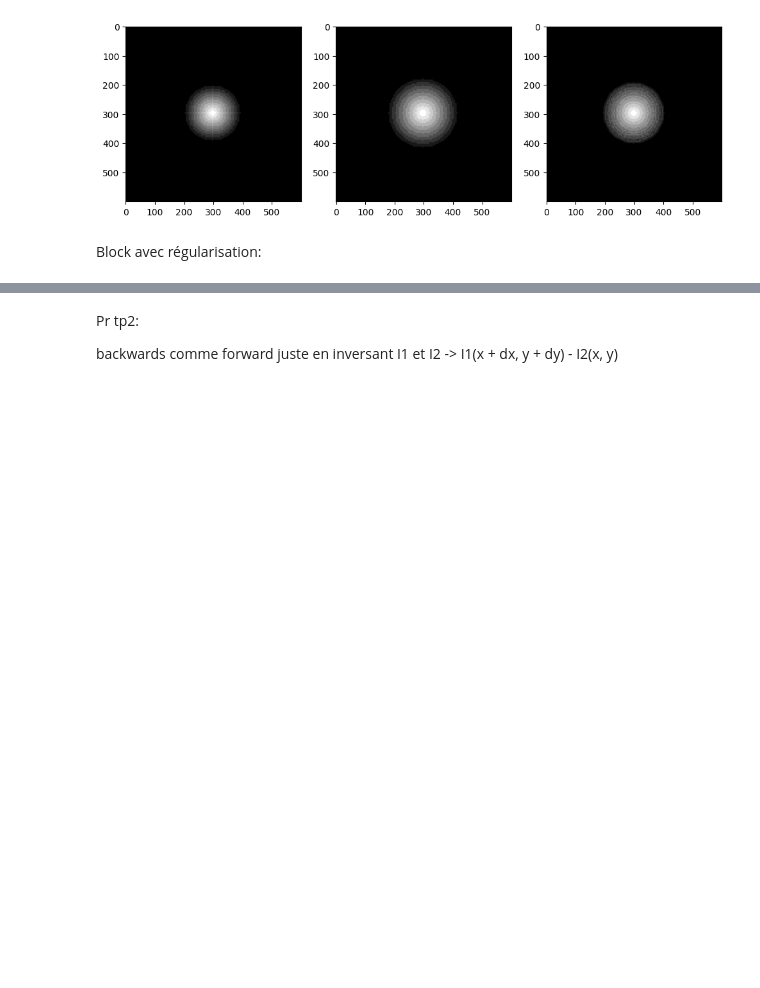
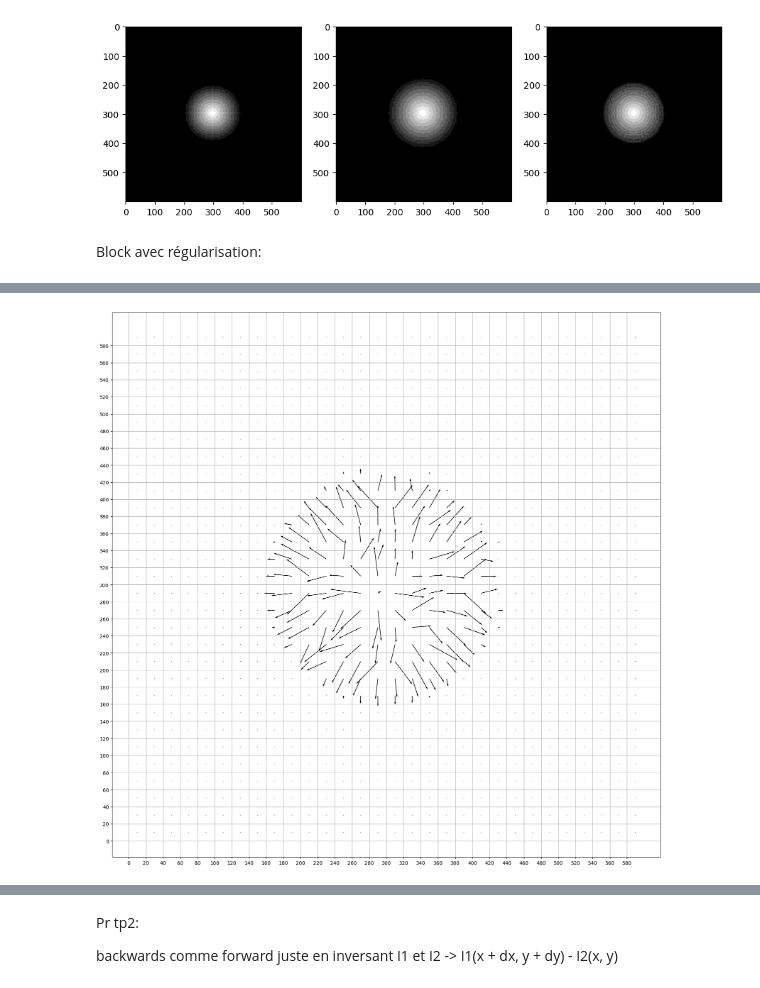
Before and after one commit to Luanico/video-compression, a Jupyter notebook: tp1/tp1.ipynb, the cells around one changed output, grey strips where cells are left out. Drawn from its saved outputs; the diff is of its cells as text; code cells hidden in the pictures; blank space fills up the shorter version.

```diff
--- a/tp1/tp1.ipynb
+++ b/tp1/tp1.ipynb
@@ -377,0 +375,34 @@ Block avec régularisation:
+# %%
+# On initialise avec le calcul pixelwise de base
+B_Dx_smoothed = np.copy(B_Dx).astype('float')
+B_Dy_smoothed = np.copy(B_Dy).astype('float')
+
+#for bounds when calculating:
+X, Y = np.meshgrid(np.arange(n_blocks), np.arange(n_blocks))
+X *= block_size
+Y *= block_size
+coef = 0.01
+iters = 100
+smooth_coef = 0.01
+
+for i in range(iters):
+    gradX = np.gradient(B_Dx_smoothed)
+    gradY = np.gradient(B_Dy_smoothed)
+
+    gradX = np.square(gradX[0]) + np.square(gradX[1])
+    gradY = np.square(gradY[0]) + np.square(gradY[1])
+
+    #print(B_Dx_smoothed)
+    E = block_error(np.rint(B_Dx_smoothed).astype(int), np.rint(B_Dy_smoothed).astype(int), block_size, n_blocks)
+    grad = np.gradient(E)
+
+    total_grad_Dx = grad[1] + smooth_coef * gradX
+    total_grad_Dy = grad[0] + smooth_coef  * gradY
+
+    B_Dx_smoothed = np.clip(B_Dx_smoothed - (coef * total_grad_Dx), -X, 599 - block_size - X)
+    B_Dy_smoothed = np.clip(B_Dy_smoothed - (coef * total_grad_Dy), -Y, 599 - block_size - Y)
+
+    index = np.unravel_index(np.argmax(B_Dx_smoothed), B_Dx_smoothed.shape)
+
+    # Pour afficher l'erreur à chaque iter
+    print(f"error at iter {i}: {E.sum()}")
@@ -377,0 +427,12 @@ Block avec régularisation:
+# %%
+fig = plt.figure(figsize=(20,20))
+ax = fig.add_subplot(1, 1, 1)
+ax.set_xticks(np.arange(n_blocks) * block_size)
+ax.set_yticks(np.arange(n_blocks) * block_size)
+ax.grid()
+O_x = np.tile(np.arange(block_size // 2, block_size * n_blocks, block_size), n_blocks)
+O_y = np.arange(block_size // 2, block_size * n_blocks, block_size).repeat(n_blocks)
+ax.quiver(O_x.flatten(), O_y.flatten(), B_Dx_smoothed, B_Dy_smoothed, scale=600, width=0.001)
+plt.show()
+# %% [output]
+[figure, added]
```
Also changed, not shown: parts of 8 cells of this notebook, 2 other files.
